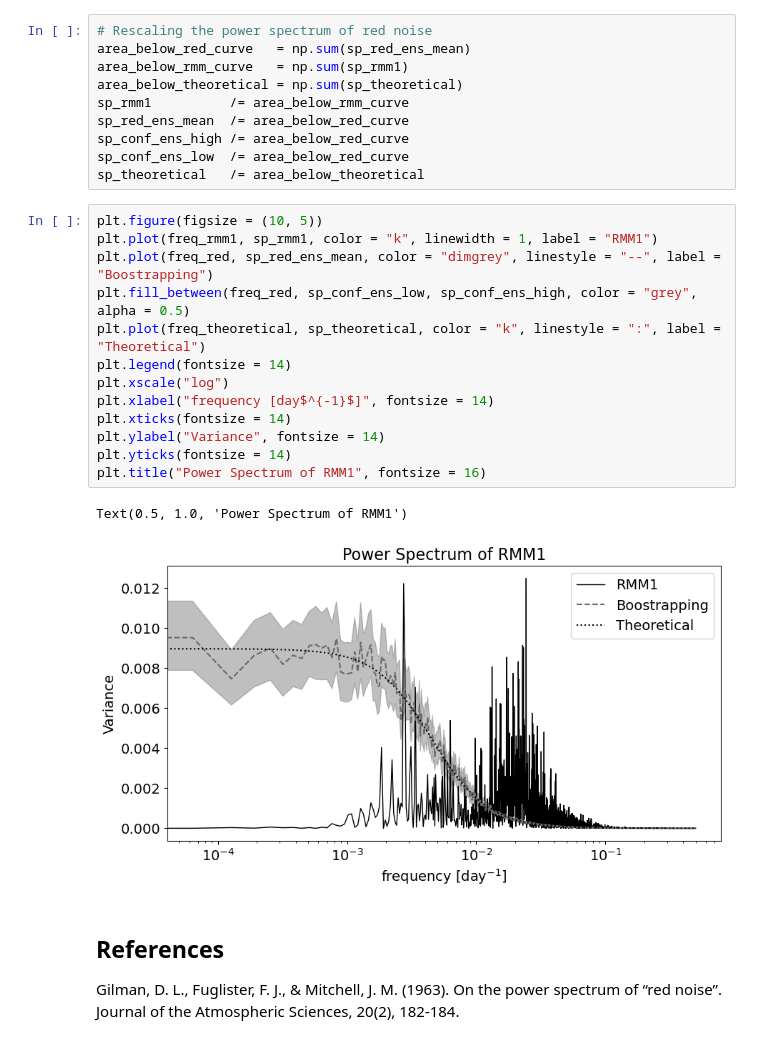
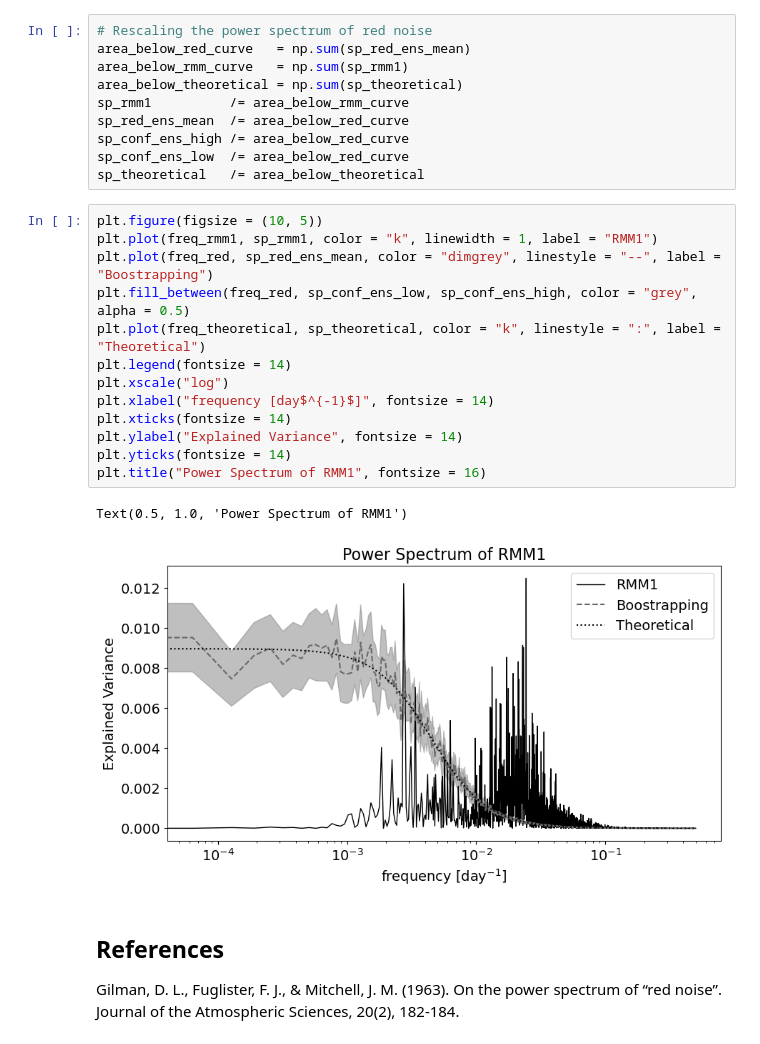
Before and after one commit to Prcpltwfkwd-TW/Power_Spectrum_Analysis, a Jupyter notebook: power_spectrum.ipynb, the cells around one changed output. Cells and saved outputs as stored; diff of their text form.

```diff
--- a/power_spectrum.ipynb
+++ b/power_spectrum.ipynb
@@ -181,19 +181,19 @@ sp_theoretical   /= area_below_theoretical
 # %%
 plt.figure(figsize = (10, 5))
 plt.plot(freq_rmm1, sp_rmm1, color = "k", linewidth = 1, label = "RMM1")
 plt.plot(freq_red, sp_red_ens_mean, color = "dimgrey", linestyle = "--", label = "Boostrapping")
 plt.fill_between(freq_red, sp_conf_ens_low, sp_conf_ens_high, color = "grey", alpha = 0.5)
 plt.plot(freq_theoretical, sp_theoretical, color = "k", linestyle = ":", label = "Theoretical")
 plt.legend(fontsize = 14)
 plt.xscale("log")
 plt.xlabel("frequency [day$^{-1}$]", fontsize = 14)
 plt.xticks(fontsize = 14)
-plt.ylabel("Variance", fontsize = 14)
+plt.ylabel("Explained Variance", fontsize = 14)
 plt.yticks(fontsize = 14)
 plt.title("Power Spectrum of RMM1", fontsize = 16)
 # %% [output]
 Text(0.5, 1.0, 'Power Spectrum of RMM1')
-[figure, old version]
+[figure, new version]
 # %% [markdown]
 ## References
 
```
Also changed, not shown: parts of 1 cell of this notebook.
